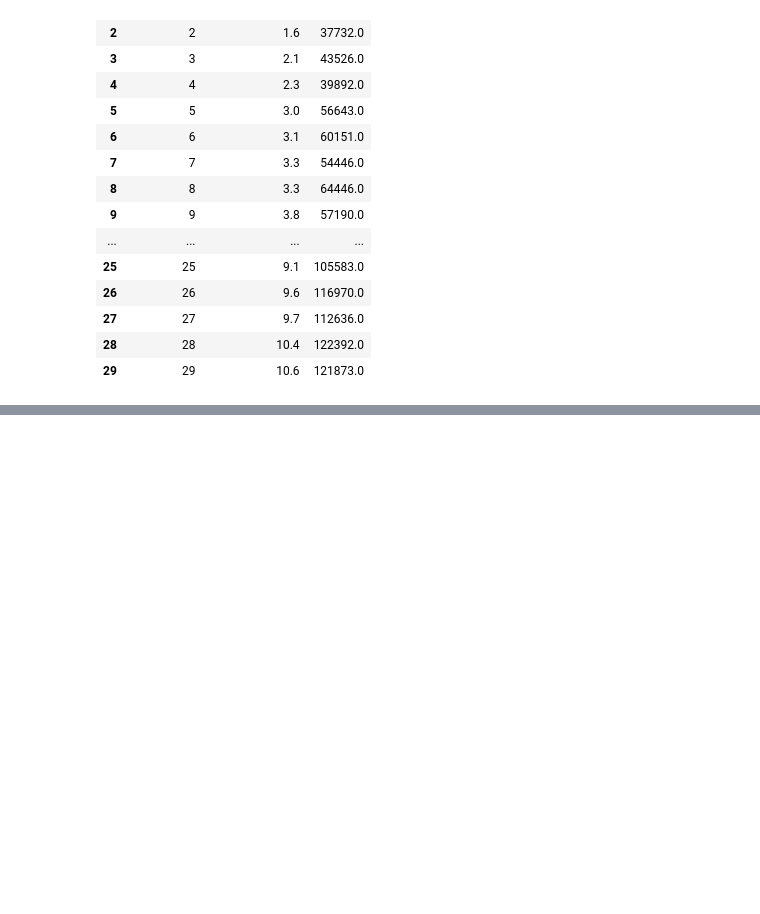
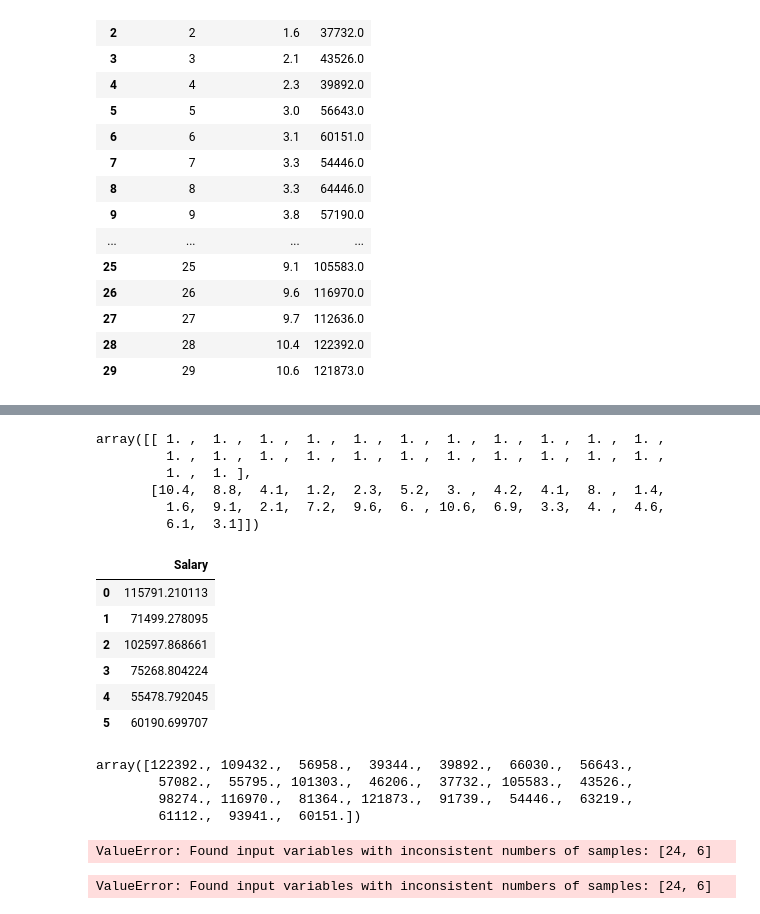
Before and after one commit to sk-shahsi/ML_Model, a Jupyter notebook: OLS.ipynb, the cells around one changed output, grey strips where cells are left out. Cells and saved outputs as stored; diff of their text form; code cells hidden in the pictures; blank space fills up the shorter version.

```diff
--- a/OLS.ipynb
+++ b/OLS.ipynb
@@ -76,0 +112,3 @@ df
+# %%
+x_train_ols = np.hstack((np.ones((x_train.shape[0],1)),x_train))
+x_test_ols = np.hstack((np.ones((x_test.shape[0],1)),x_test))
@@ -76,0 +135,40 @@ df
+# %%
+x_transpose_ols = x_train_ols.T
+# %%
+x_transpose_ols
+# %% [output]
+array([[ 1. ,  1. ,  1. ,  1. ,  1. ,  1. ,  1. ,  1. ,  1. ,  1. ,  1. ,
+         1. ,  1. ,  1. ,  1. ,  1. ,  1. ,  1. ,  1. ,  1. ,  1. ,  1. ,
+         1. ,  1. ],
+       [10.4,  8.8,  4.1,  1.2,  2.3,  5.2,  3. ,  4.2,  4.1,  8. ,  1.4,
+         1.6,  9.1,  2.1,  7.2,  9.6,  6. , 10.6,  6.9,  3.3,  4. ,  4.6,
+         6.1,  3.1]])
+# %%
+beta = np.linalg.inv(x_transpose_ols @ x_train_ols) @ x_transpose_ols @ y_train
+# %%
+y_pred_ols = x_test_ols @ beta
+# %%
+y_pred_ols
+# %% [output]
+|  | Salary |
+| 0 | 115791.210113 |
+| 1 | 71499.278095 |
+| 2 | 102597.868661 |
+| 3 | 75268.804224 |
+| 4 | 55478.792045 |
+| 5 | 60190.699707 |
+# %%
+y1_test
+# %% [output]
+array([122392., 109432.,  56958.,  39344.,  39892.,  66030.,  56643.,
+        57082.,  55795., 101303.,  46206.,  37732., 105583.,  43526.,
+        98274., 116970.,  81364., 121873.,  91739.,  54446.,  63219.,
+        61112.,  93941.,  60151.])
+# %%
+r2_score(y1_test,y_pred_ols)
+# %% [output]
+ValueError: Found input variables with inconsistent numbers of samples: [24, 6]
+# %%
+mean_squared_error(y1_test,y_pred_ols)
+# %% [output]
+ValueError: Found input variables with inconsistent numbers of samples: [24, 6]
```
Also changed, not shown: parts of 8 cells of this notebook.
